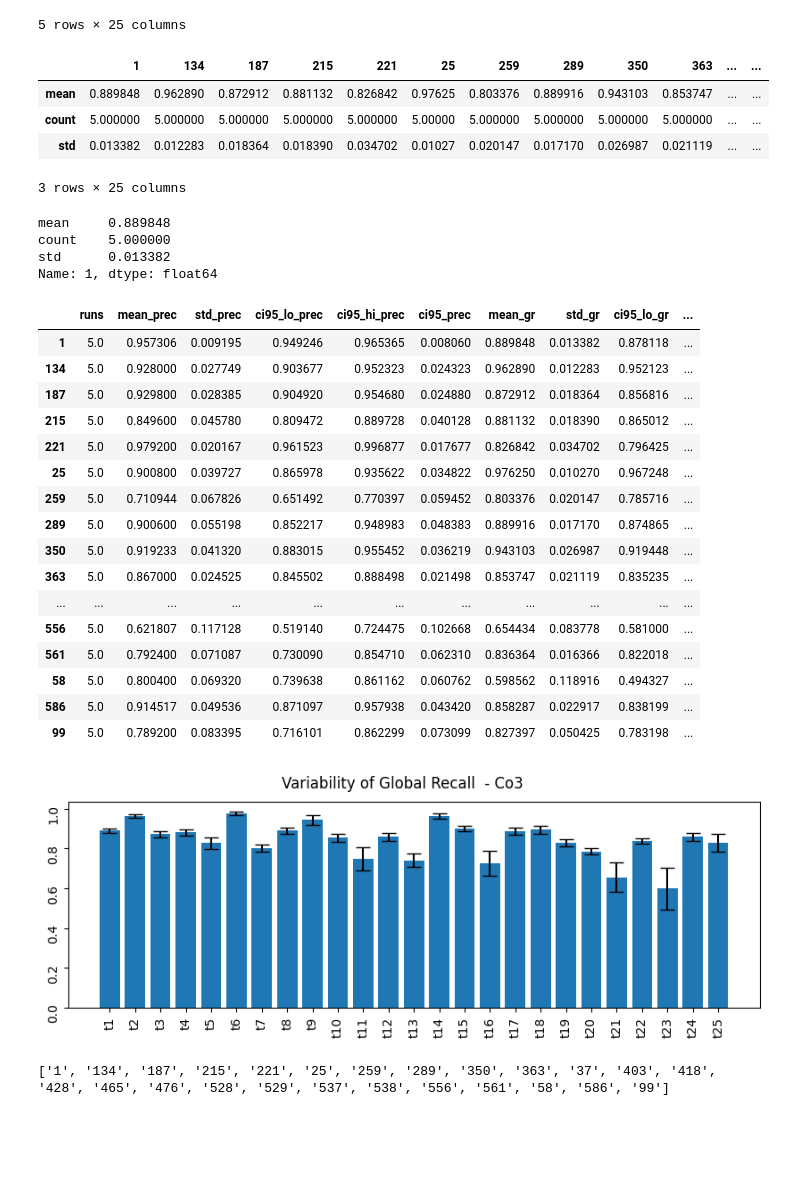
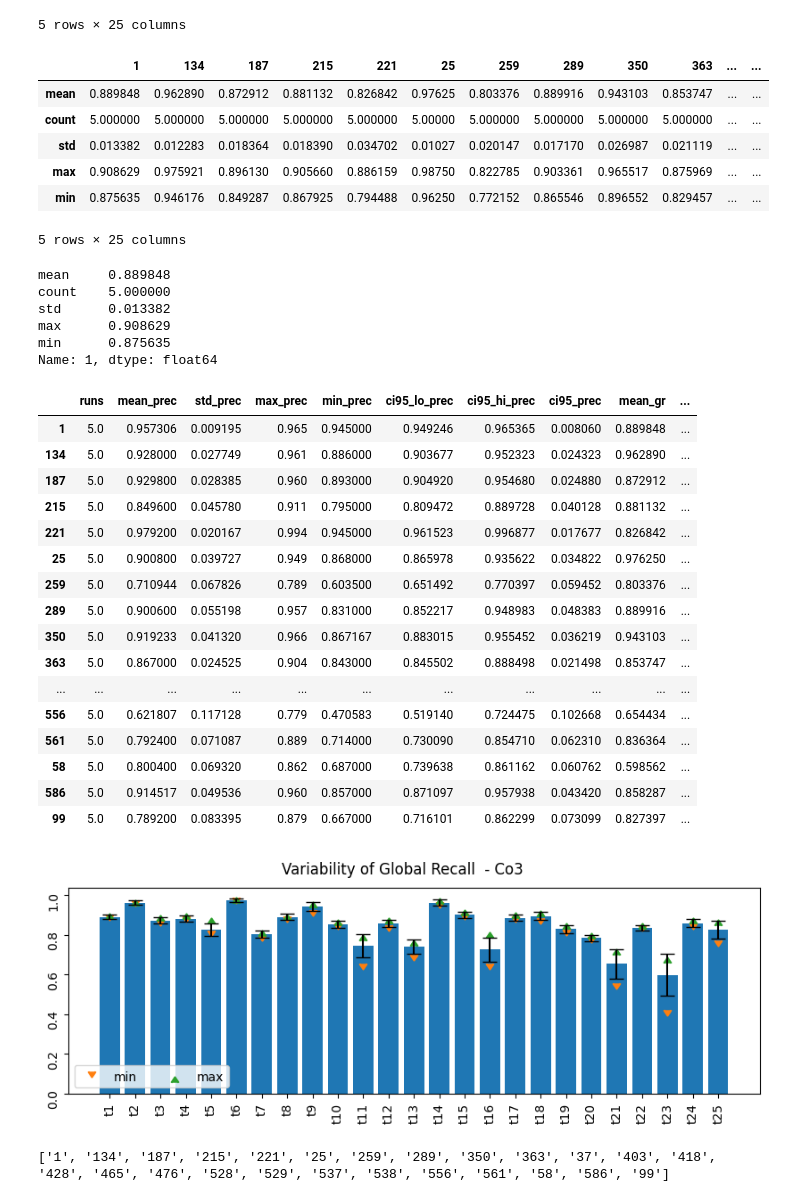
Before and after one commit to ceciliabaggio/mogp_with_terms, a Jupyter notebook: dmoz_topic_variability/topic-variablity-mogp.ipynb, the cells around one changed output. Saved outputs shown, nothing was run; the diff lists cells and outputs as text; code cells hidden in the pictures; blank space fills up the shorter version.

```diff
--- a/dmoz_topic_variability/topic-variablity-mogp.ipynb
+++ b/dmoz_topic_variability/topic-variablity-mogp.ipynb
@@ -85,7 +87,7 @@ Name: 99, dtype: float64
 | 4 | 0.962000 | 0.931 | 0.918 | 0.879 | 0.994 | 0.868 | 0.733603 | 0.899 | 0.952000 | 0.879 | ... | ... |
 5 rows × 25 columns
 # %%
-stats = df_ave_data.agg(['mean', 'count', 'std'])
+stats = df_ave_data.agg(['mean', 'count', 'std', 'max', 'min'])
 stats
 # %% [output]
 |  | 1 | 134 | 187 | 215 | 221 | 25 | 259 | 289 | 350 | 363 | ... | ... |
@@ -120,19 +124,26 @@ print(t)
 ci95_hi = []    # para tener los numeros en la tabla donde estan las barras de error
 ci95_lo = []
 ci95 = []       # sirve para calcular el error al hacer el plot
+max=[]
+min=[]
+
 #print(t)
 for i in t.index:
-    m, c, s = t.loc[i]  # mean, count, std
+    m, c, s, ma, mi = t.loc[i]  # mean, count, std
     ci95_hi.append(m + IC_95(s,c))
     ci95_lo.append(m - IC_95(s,c))
     ci95.append(IC_95(s,c))
+    max.append(ma)
+    min.append(mi)
 
 t['ci95_lo'] = ci95_lo
 t['ci95_hi'] = ci95_hi
 t['ci95'] = ci95
+t['max']= max
+t['min']= min
 
 
-t.rename({'mean':'mean_prec', 'count': 'runs', 'std': 'std_prec', 'ci95_lo':'ci95_lo_prec', 'ci95_hi':  'ci95_hi_prec', 'ci95':  'ci95_prec'}, axis='columns', inplace=True)
+t.rename({'mean':'mean_prec', 'count': 'runs', 'std': 'std_prec', 'ci95_lo':'ci95_lo_prec', 'ci95_hi':  'ci95_hi_prec', 'ci95':  'ci95_prec', 'max': 'max_prec', 'min': 'min_prec'}, axis='columns', inplace=True)
 
 
 col = t.pop('mean_prec')
@@ -225,14 +239,16 @@ df_ave_data
 | 4 | 0.908629 | 0.966006 | 0.896130 | 0.896226 | 0.794488 | 0.98125 | 0.772152 | 0.878151 | 0.956897 | 0.829457 | ... | ... |
 5 rows × 25 columns
 # %%
-stats = df_ave_data.agg(['mean', 'count', 'std'])
+stats = df_ave_data.agg(['mean', 'count', 'std', 'max', 'min'])
 stats
 # %% [output]
 |  | 1 | 134 | 187 | 215 | 221 | 25 | 259 | 289 | 350 | 363 | ... | ... |
 | mean | 0.889848 | 0.962890 | 0.872912 | 0.881132 | 0.826842 | 0.97625 | 0.803376 | 0.889916 | 0.943103 | 0.853747 | ... | ... |
 | count | 5.000000 | 5.000000 | 5.000000 | 5.000000 | 5.000000 | 5.00000 | 5.000000 | 5.000000 | 5.000000 | 5.000000 | ... | ... |
 | std | 0.013382 | 0.012283 | 0.018364 | 0.018390 | 0.034702 | 0.01027 | 0.020147 | 0.017170 | 0.026987 | 0.021119 | ... | ... |
+| max | 0.908629 | 0.975921 | 0.896130 | 0.905660 | 0.886159 | 0.98750 | 0.822785 | 0.903361 | 0.965517 | 0.875969 | ... | ... |
+| min | 0.875635 | 0.946176 | 0.849287 | 0.867925 | 0.794488 | 0.96250 | 0.772152 | 0.865546 | 0.896552 | 0.829457 | ... | ... |
-3 rows × 25 columns
+5 rows × 25 columns
 # %%
 t = stats.transpose()
 t.iloc[0]
@@ -240,66 +256,82 @@ t.iloc[0]
 mean     0.889848
 count    5.000000
 std      0.013382
+max      0.908629
+min      0.875635
 Name: 1, dtype: float64
 # %%
 import math
 
 ci95_hi = []
 ci95_lo = []
 ci95=[]
+max=[]
+min=[]
 for i in t.index:
-    m, c, s = t.loc[i]
+    m, c, s, ma, mi = t.loc[i]
     ci95_hi.append(m + IC_95(s,c))
     ci95_lo.append(m - IC_95(s,c))
     ci95.append(IC_95(s,c))
+    max.append(ma)
+    min.append(mi)
 
 t['ci95_lo'] = ci95_lo
 t['ci95_hi'] = ci95_hi
 t['ci95'] = ci95
+t['max']= max
+t['min']= min
 
-t.rename({'mean':'mean_gr', 'count': 'runs', 'std': 'std_gr', 'ci95_lo':'ci95_lo_gr', 'ci95_hi':  'ci95_hi_gr', 'ci95':  'ci95_gr'}, axis='columns', inplace=True)
+t.rename({'mean':'mean_gr', 'count': 'runs', 'std': 'std_gr', 'ci95_lo':'ci95_lo_gr', 'ci95_hi':  'ci95_hi_gr', 'ci95':  'ci95_gr', 'max': 'max_gr', 'min': 'min_gr'}, axis='columns', inplace=True)
 
 
 #print (t.to_latex())
 
 
 df_general['mean_gr'] = t['mean_gr']
 df_general['std_gr'] = t['std_gr']
 df_general['ci95_lo_gr']= t ['ci95_lo_gr']
 df_general['ci95_hi_gr']=t['ci95_hi_gr']
 df_general['ci95_gr']=t['ci95_gr']
+df_general['max_gr']=t['max_gr']
+df_general['min_gr']=t['min_gr']
 df_general
 # %% [output]
-|  | runs | mean_prec | std_prec | ci95_lo_prec | ci95_hi_prec | ci95_prec | mean_gr | std_gr | ci95_lo_gr | ... |
-| 1 | 5.0 | 0.957306 | 0.009195 | 0.949246 | 0.965365 | 0.008060 | 0.889848 | 0.013382 | 0.878118 | ... |
-| 134 | 5.0 | 0.928000 | 0.027749 | 0.903677 | 0.952323 | 0.024323 | 0.962890 | 0.012283 | 0.952123 | ... |
-| 187 | 5.0 | 0.929800 | 0.028385 | 0.904920 | 0.954680 | 0.024880 | 0.872912 | 0.018364 | 0.856816 | ... |
-| 215 | 5.0 | 0.849600 | 0.045780 | 0.809472 | 0.889728 | 0.040128 | 0.881132 | 0.018390 | 0.865012 | ... |
-| 221 | 5.0 | 0.979200 | 0.020167 | 0.961523 | 0.996877 | 0.017677 | 0.826842 | 0.034702 | 0.796425 | ... |
-| 25 | 5.0 | 0.900800 | 0.039727 | 0.865978 | 0.935622 | 0.034822 | 0.976250 | 0.010270 | 0.967248 | ... |
-| 259 | 5.0 | 0.710944 | 0.067826 | 0.651492 | 0.770397 | 0.059452 | 0.803376 | 0.020147 | 0.785716 | ... |
-| 289 | 5.0 | 0.900600 | 0.055198 | 0.852217 | 0.948983 | 0.048383 | 0.889916 | 0.017170 | 0.874865 | ... |
-| 350 | 5.0 | 0.919233 | 0.041320 | 0.883015 | 0.955452 | 0.036219 | 0.943103 | 0.026987 | 0.919448 | ... |
-| 363 | 5.0 | 0.867000 | 0.024525 | 0.845502 | 0.888498 | 0.021498 | 0.853747 | 0.021119 | 0.835235 | ... |
+|  | runs | mean_prec | std_prec | max_prec | min_prec | ci95_lo_prec | ci95_hi_prec | ci95_prec | mean_gr | ... |
+| 1 | 5.0 | 0.957306 | 0.009195 | 0.965 | 0.945000 | 0.949246 | 0.965365 | 0.008060 | 0.889848 | ... |
+| 134 | 5.0 | 0.928000 | 0.027749 | 0.961 | 0.886000 | 0.903677 | 0.952323 | 0.024323 | 0.962890 | ... |
+| 187 | 5.0 | 0.929800 | 0.028385 | 0.960 | 0.893000 | 0.904920 | 0.954680 | 0.024880 | 0.872912 | ... |
+| 215 | 5.0 | 0.849600 | 0.045780 | 0.911 | 0.795000 | 0.809472 | 0.889728 | 0.040128 | 0.881132 | ... |
+| 221 | 5.0 | 0.979200 | 0.020167 | 0.994 | 0.945000 | 0.961523 | 0.996877 | 0.017677 | 0.826842 | ... |
+| 25 | 5.0 | 0.900800 | 0.039727 | 0.949 | 0.868000 | 0.865978 | 0.935622 | 0.034822 | 0.976250 | ... |
+| 259 | 5.0 | 0.710944 | 0.067826 | 0.789 | 0.603500 | 0.651492 | 0.770397 | 0.059452 | 0.803376 | ... |
+| 289 | 5.0 | 0.900600 | 0.055198 | 0.957 | 0.831000 | 0.852217 | 0.948983 | 0.048383 | 0.889916 | ... |
+| 350 | 5.0 | 0.919233 | 0.041320 | 0.966 | 0.867167 | 0.883015 | 0.955452 | 0.036219 | 0.943103 | ... |
+| 363 | 5.0 | 0.867000 | 0.024525 | 0.904 | 0.843000 | 0.845502 | 0.888498 | 0.021498 | 0.853747 | ... |
 | ... | ... | ... | ... | ... | ... | ... | ... | ... | ... | ... |
-| 556 | 5.0 | 0.621807 | 0.117128 | 0.519140 | 0.724475 | 0.102668 | 0.654434 | 0.083778 | 0.581000 | ... |
-| 561 | 5.0 | 0.792400 | 0.071087 | 0.730090 | 0.854710 | 0.062310 | 0.836364 | 0.016366 | 0.822018 | ... |
-| 58 | 5.0 | 0.800400 | 0.069320 | 0.739638 | 0.861162 | 0.060762 | 0.598562 | 0.118916 | 0.494327 | ... |
-| 586 | 5.0 | 0.914517 | 0.049536 | 0.871097 | 0.957938 | 0.043420 | 0.858287 | 0.022917 | 0.838199 | ... |
-| 99 | 5.0 | 0.789200 | 0.083395 | 0.716101 | 0.862299 | 0.073099 | 0.827397 | 0.050425 | 0.783198 | ... |
+| 556 | 5.0 | 0.621807 | 0.117128 | 0.779 | 0.470583 | 0.519140 | 0.724475 | 0.102668 | 0.654434 | ... |
+| 561 | 5.0 | 0.792400 | 0.071087 | 0.889 | 0.714000 | 0.730090 | 0.854710 | 0.062310 | 0.836364 | ... |
+| 58 | 5.0 | 0.800400 | 0.069320 | 0.862 | 0.687000 | 0.739638 | 0.861162 | 0.060762 | 0.598562 | ... |
+| 586 | 5.0 | 0.914517 | 0.049536 | 0.960 | 0.857000 | 0.871097 | 0.957938 | 0.043420 | 0.858287 | ... |
+| 99 | 5.0 | 0.789200 | 0.083395 | 0.879 | 0.667000 | 0.716101 | 0.862299 | 0.073099 | 0.827397 | ... |
 # %%
 ######### GLOBAL RECALL - IC
 
 fig, axs = plt.subplots(1,1, figsize=(10, 3), sharey=False)
 axs.tick_params(labelrotation=90)
+
 axs.bar(topic_renaming, df_general['mean_gr'], yerr=df_general['ci95_gr'], capsize=6)
+
+axs.scatter(topic_renaming, df_general['min_gr'], label = 'min', marker = plt_marker.CARETDOWN)
+axs.scatter(topic_renaming, df_general['max_gr'], label = 'max', marker = plt_marker.CARETUP)
+
+axs.legend(['min', 'max'], loc='lower left', ncol=2)
 
 fig.suptitle('Variability of Global Recall  - '+ comb)
 
 plt.savefig(save_path + "Co3_dmoz_variability_gr.svg")
 plt.show()
 # %% [output]
-[figure, old version]
+[figure, new version]
 # %%
 dir_path = '/media/cecilia/DISCO2/mogp_with_terms_results/'+comb
 
```
Also changed, not shown: parts of 9 cells of this notebook, 3 other files.
